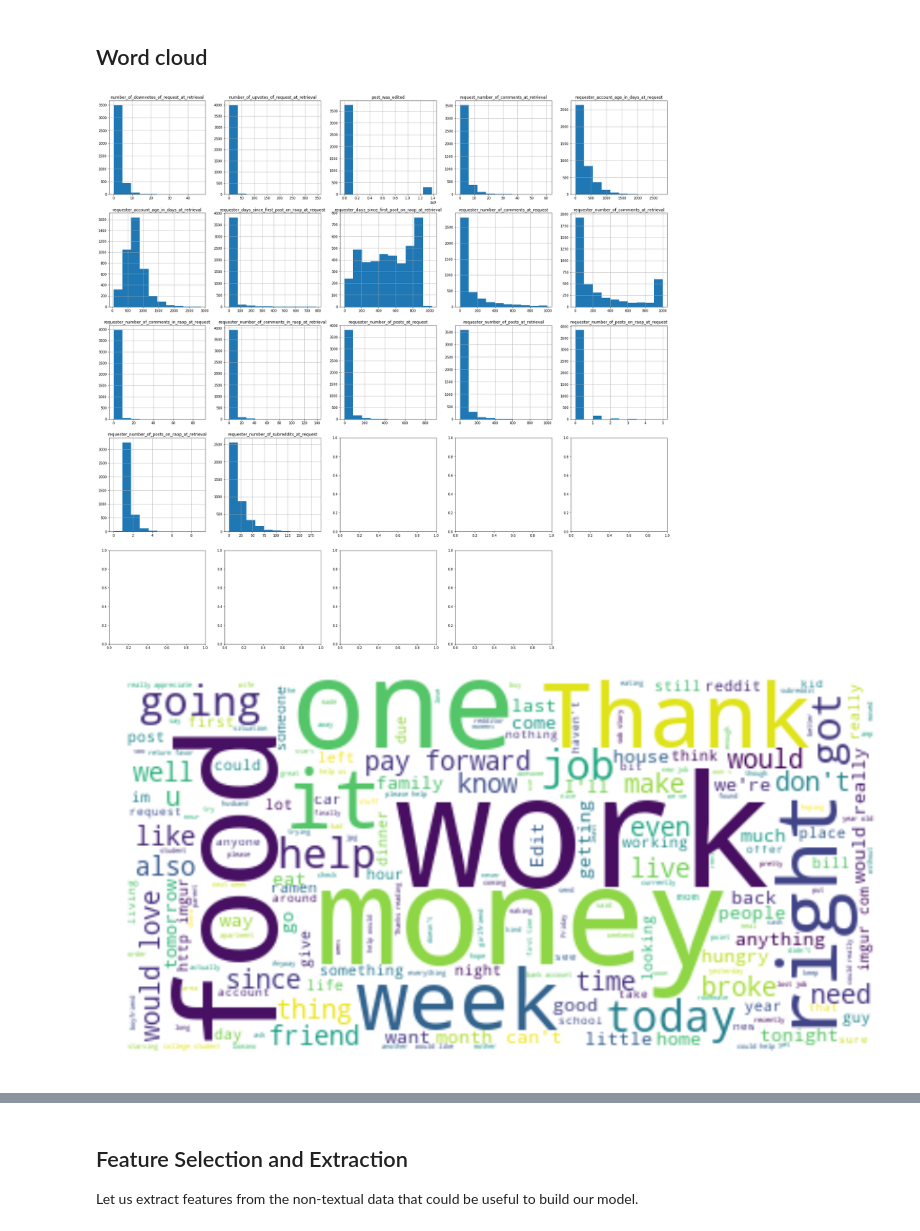
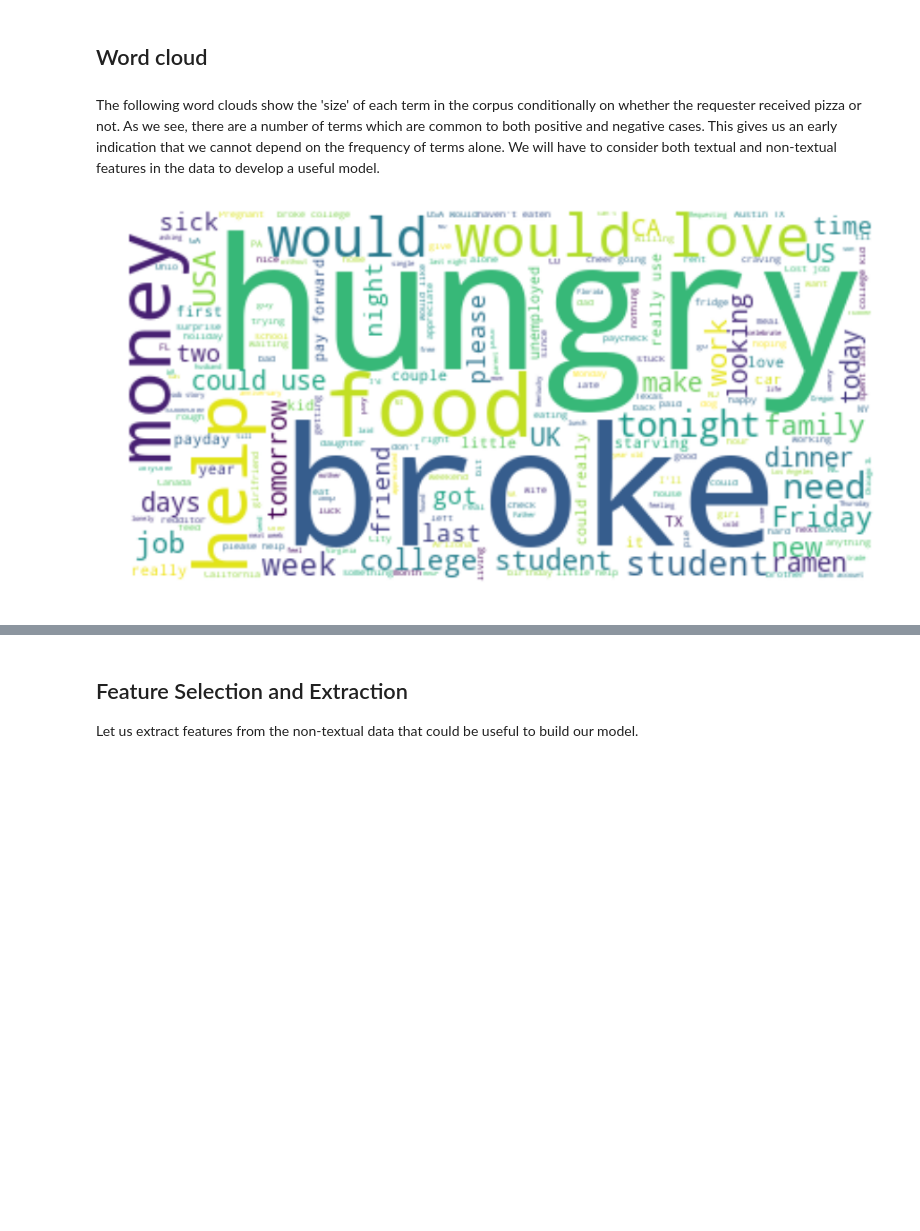
Before and after one commit to gkarnataki/w207-final-project, a Jupyter notebook: RAOP-Final.ipynb, the cells around one changed output, grey strips where cells are left out. Cells and saved outputs as stored; diff of their text form; code cells hidden in the pictures; blank space fills up the shorter version.

```diff
--- a/RAOP-Final.ipynb
+++ b/RAOP-Final.ipynb
@@ -158,22 +158,24 @@ unix_timestamp_of_request                              -0.103348
 Name: requester_received_pizza, dtype: float64
 # %% [markdown]
 ## Word cloud
+# %% [markdown]
+The following word clouds show the 'size' of each term in the corpus conditionally on whether the requester received pizza or not.
+As we see, there are a number of terms which are common to both positive and negative cases. This gives us an early indication that we cannot depend on the frequency of terms alone. We will have to consider both textual and non-textual features in the data to develop a useful model.
 # %%
 from wordcloud import WordCloud, STOPWORDS, ImageColorGenerator
 import nltk
 from nltk.corpus import stopwords
 stopwords = set(stopwords.words('english'))
-more_stopwords = ['pizza','I\'m','day','I\'ve','it','get']
+more_stopwords = ['pizza','I\'m','day','I\'ve','it','get','request']
 stopwords.update(more_stopwords)
 
-text = train_df['request_text_edit_aware']
+text = train_df[train_df['requester_received_pizza']==True]['request_title']
 all_text = " ".join(request_text for request_text in text)
 wordcloud = WordCloud(stopwords=stopwords, background_color="white").generate(all_text)
 plt.figure(figsize=[15,15])
 plt.imshow(wordcloud, interpolation='bilinear')
 plt.axis("off")
 plt.show()
 # %% [output]
-[figure, old version]
+[figure, new version]
-[figure, removed]
 # %%
```
Also changed, not shown: parts of 17 cells of this notebook.
